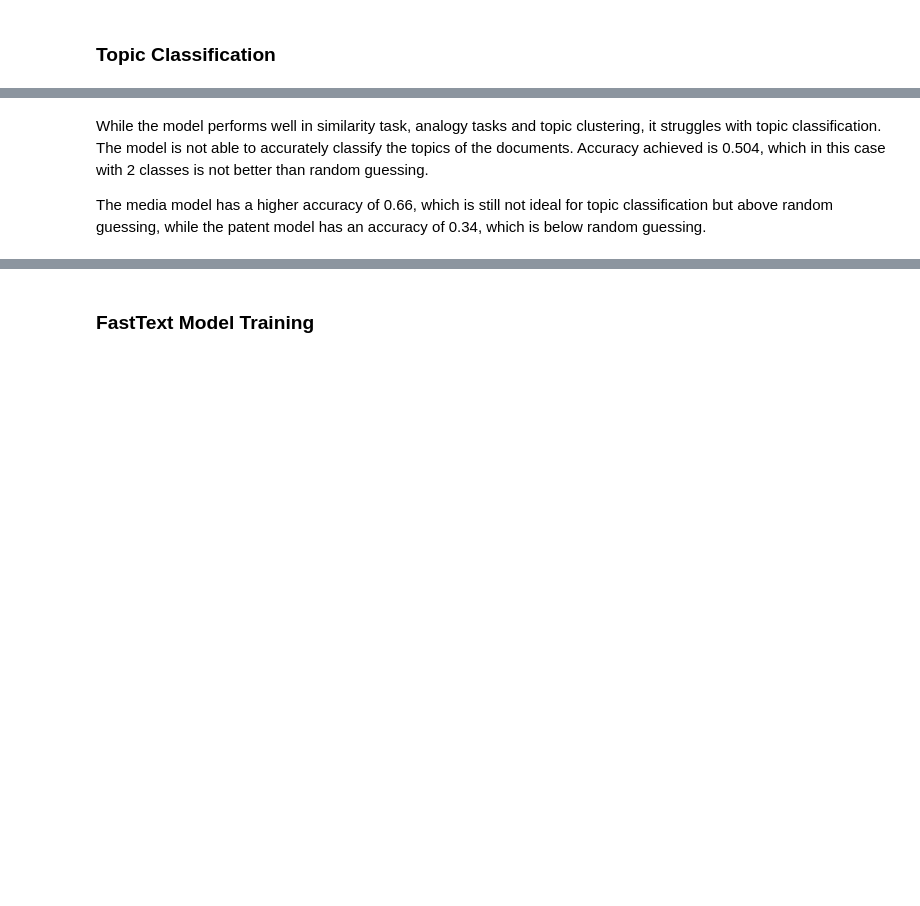
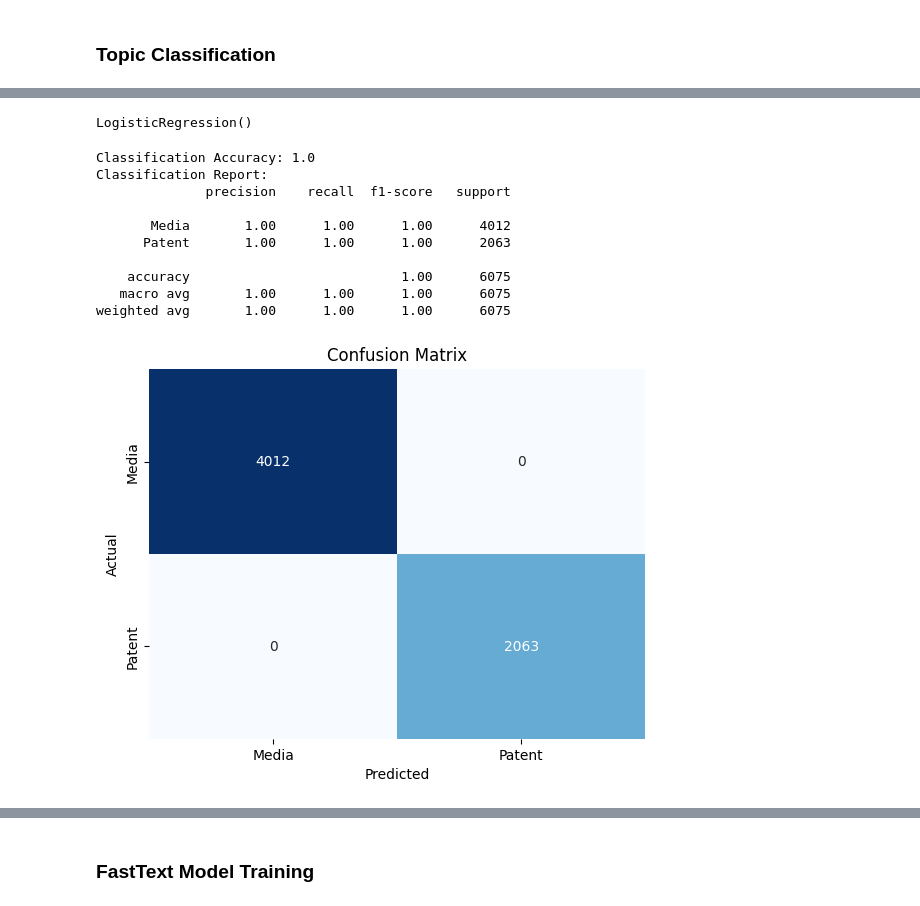
Before and after one commit to lucarenz1997/NLP, a Jupyter notebook: Stage_2_Part_1_DataPrep_Embedding.ipynb, the cells around one changed output, grey strips where cells are left out. Cells and saved outputs as stored; diff of their text form; code cells hidden in the pictures; blank space fills up the shorter version.

Commit message:
Finished sentence embedding

```diff
--- a/Stage_2_Part_1_DataPrep_Embedding.ipynb
+++ b/Stage_2_Part_1_DataPrep_Embedding.ipynb
@@ -436,4 +375,61 @@ weighted avg       0.55      0.50      0.52      6074
-# %% [markdown]
-While the model performs well in similarity task, analogy tasks and topic clustering, it struggles with topic classification. The model is not able to accurately classify the topics of the documents. Accuracy achieved is 0.504, which in this case with 2 classes is not better than random guessing.
-
-The media model has a higher accuracy of 0.66, which is still not ideal for topic classification but above random guessing, while the patent model has an accuracy of 0.34, which is below random guessing.
+# %%
+import numpy as np
+
+# Function to get sentence vectors by averaging word vectors
+def get_sentence_vector(text, model):
+    tokens = text.split()
+    vectors = [model.wv[word] for word in tokens if word in model.wv]
+    return np.mean(vectors, axis=0) if vectors else np.zeros(model.vector_size)
+# %%
+from sklearn.linear_model import LogisticRegression
+from sklearn.metrics import accuracy_score, classification_report
+
+# Prepare training data
+X_train = np.array([get_sentence_vector(text, media_word2vec) for text in media_train['processed_text']] +
+                    [get_sentence_vector(text, patent_word2vec) for text in patent_train['processed_text']])
+y_train = np.concatenate([np.zeros(len(media_train)), np.ones(len(patent_train))])  # 0 = Media, 1 = Patent
+
+# Train Logistic Regression classifier
+classifier = LogisticRegression()
+classifier.fit(X_train, y_train)
+# %% [output]
+LogisticRegression()
+# %%
+# Prepare validation data
+X_val = np.array([get_sentence_vector(text, media_word2vec) for text in media_val['processed_text']] +
+                  [get_sentence_vector(text, patent_word2vec) for text in patent_val['processed_text']])
+y_val = np.concatenate([np.zeros(len(media_val)), np.ones(len(patent_val))])
+
+# Predict and evaluate
+y_pred = classifier.predict(X_val)
+accuracy = accuracy_score(y_val, y_pred)
+report = classification_report(y_val, y_pred, target_names=['Media', 'Patent'])
+
+print(f"Classification Accuracy: {accuracy}")
+print("Classification Report:")
+print(report)
+
+#confusion matrix
+from sklearn.metrics import confusion_matrix
+import seaborn as sns
+
+# Compute confusion matrix
+cm = confusion_matrix(y_val, y_pred)
+sns.heatmap(cm, annot=True, fmt='d', cmap='Blues', cbar=False,
+			xticklabels=['Media', 'Patent'], yticklabels=['Media', 'Patent'])
+plt.xlabel('Predicted')
+plt.ylabel('Actual')
+plt.title('Confusion Matrix')
+plt.show()
+# %% [output]
+Classification Accuracy: 1.0
+Classification Report:
+              precision    recall  f1-score   support
+
+       Media       1.00      1.00      1.00      4012
+      Patent       1.00      1.00      1.00      2063
+
+    accuracy                           1.00      6075
+   macro avg       1.00      1.00      1.00      6075
+weighted avg       1.00      1.00      1.00      6075
+[figure, added]
```
Also changed, not shown: parts of 41 cells of this notebook.
